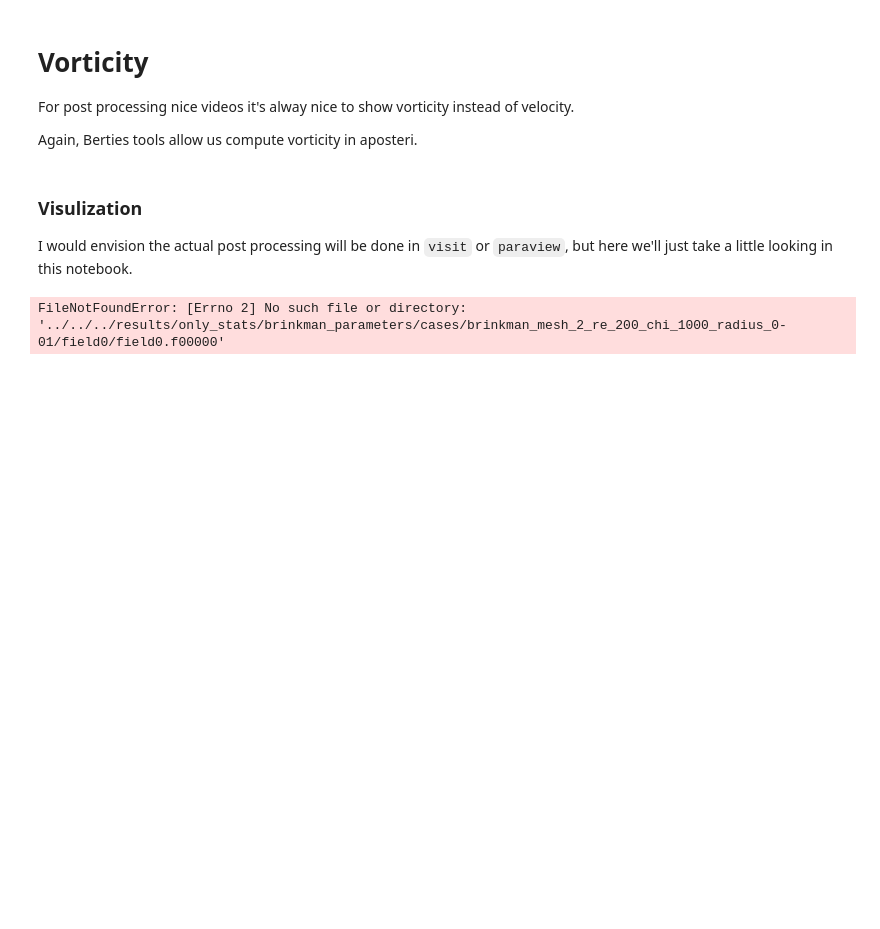
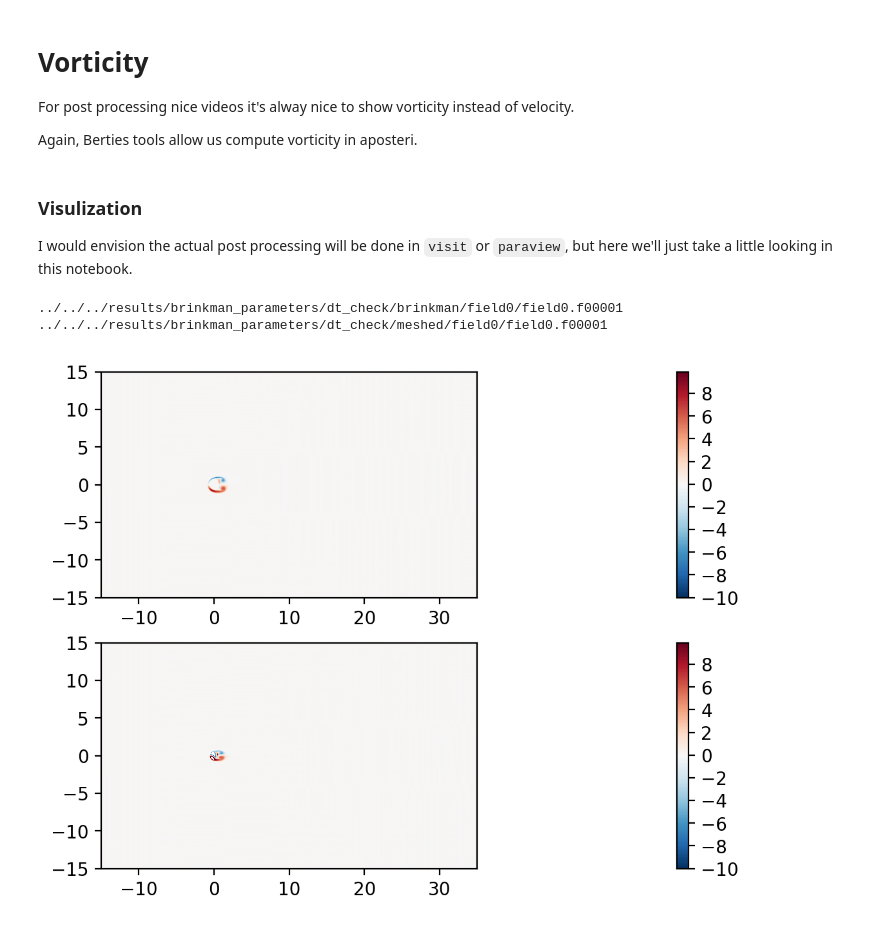
Before and after one commit to ExtremeFLOW/neko-top, a Jupyter notebook: examples/brinkman_parameters/post_processing/wake_visualization.ipynb, the cells around one changed output. Cells and saved outputs as stored; diff of their text form; code cells hidden in the pictures; blank space fills up the shorter version.

```diff
--- a/examples/brinkman_parameters/post_processing/wake_visualization.ipynb
+++ b/examples/brinkman_parameters/post_processing/wake_visualization.ipynb
@@ -516,20 +502,28 @@ def compute_vorticity(path_name, file_name):
 I would envision the actual post processing will be done in `visit` or `paraview`, but here we'll just take a little looking in this notebook.
 # %%
 # compute the vorticity
+#
+# I don't have the velocity yet...
+results_path = "../../../results/brinkman_parameters/dt_check/"
+brinkman_path = "brinkman/"
+meshed_path = "meshed/"
 compute_vorticity(results_path + brinkman_path + 'field0/', 'field0')
 compute_vorticity(results_path + meshed_path + 'field0/', 'field0')
 # %% [output]
-FileNotFoundError: [Errno 2] No such file or directory: '../../../results/only_stats/brinkman_parameters/cases/brinkman_mesh_2_re_200_chi_1000_radius_0-01/field0/field0.f00000'
+../../../results/brinkman_parameters/dt_check/brinkman/field0/field0.f00001
+../../../results/brinkman_parameters/dt_check/meshed/field0/field0.f00001
 # %%
 # load in the vorticty and plot
 vort_brinkman_msh, vort_brinkman_fld = load_stats_file(results_path + brinkman_path + 'field0/vort0', 1)
 vort_meshed_msh, vort_meshed_fld = load_stats_file(results_path + meshed_path + 'field0/vort0', 1)
 # %%
 fig, ax = plt.subplots(2,1, figsize=(40, 5), dpi = 200)
-c = ax[0].tricontourf(brinkman_msh.x.flatten(), brinkman_msh.y.flatten() ,vort_brinkman_fld.fields['scal'][0].flatten(), levels=np.arange(start=-10, stop=10, step=0.1), cmap="RdBu_r")
+c = ax[0].tricontourf(vort_brinkman_msh.x.flatten(),vort_brinkman_msh.y.flatten() ,vort_brinkman_fld.fields['scal'][0].flatten(), levels=np.arange(start=-10, stop=10, step=0.1), cmap="RdBu_r")
 fig.colorbar(c)
 ax[0].set_aspect('equal')
-c = ax[1].tricontourf(meshed_msh.x.flatten(), meshed_msh.y.flatten() ,vort_meshed_fld.fields['scal'][0].flatten(), levels=np.arange(start=-10, stop=10, step=0.1), cmap="RdBu_r")
+c = ax[1].tricontourf(vort_meshed_msh.x.flatten(), vort_meshed_msh.y.flatten() ,vort_meshed_fld.fields['scal'][0].flatten(), levels=np.arange(start=-10, stop=10, step=0.1), cmap="RdBu_r")
 fig.colorbar(c)
 ax[1].set_aspect('equal')
 plt.show()
+# %% [output]
+[figure, added]
```
Also changed, not shown: parts of 6 cells of this notebook, 2 other files.
